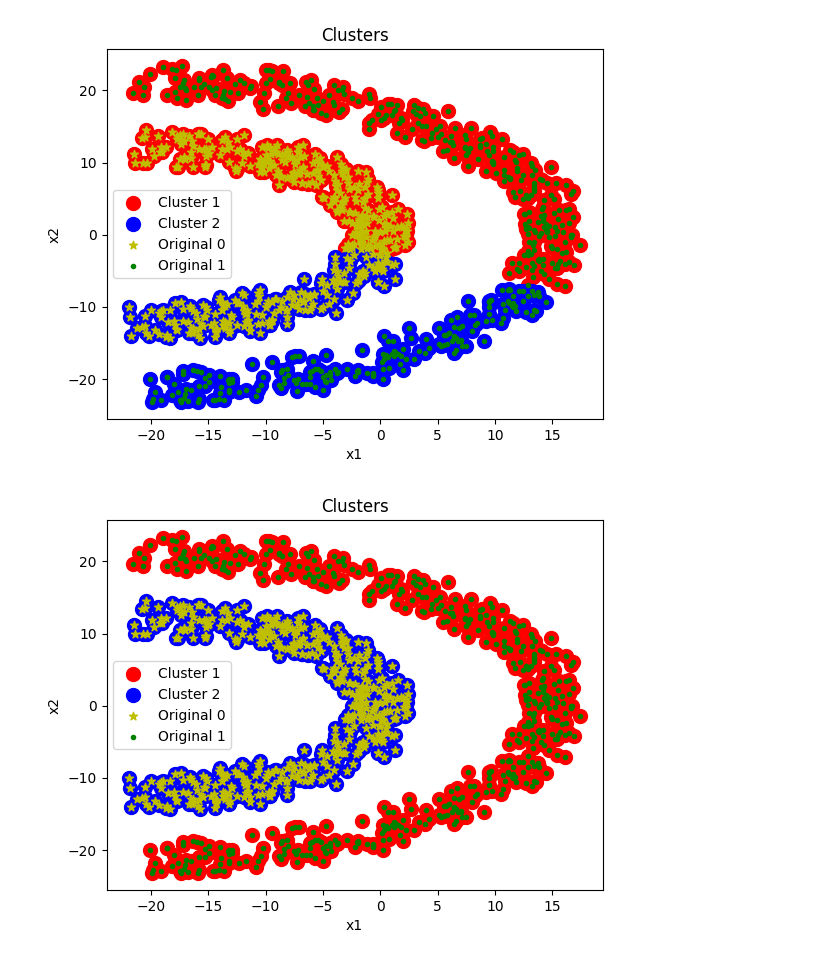
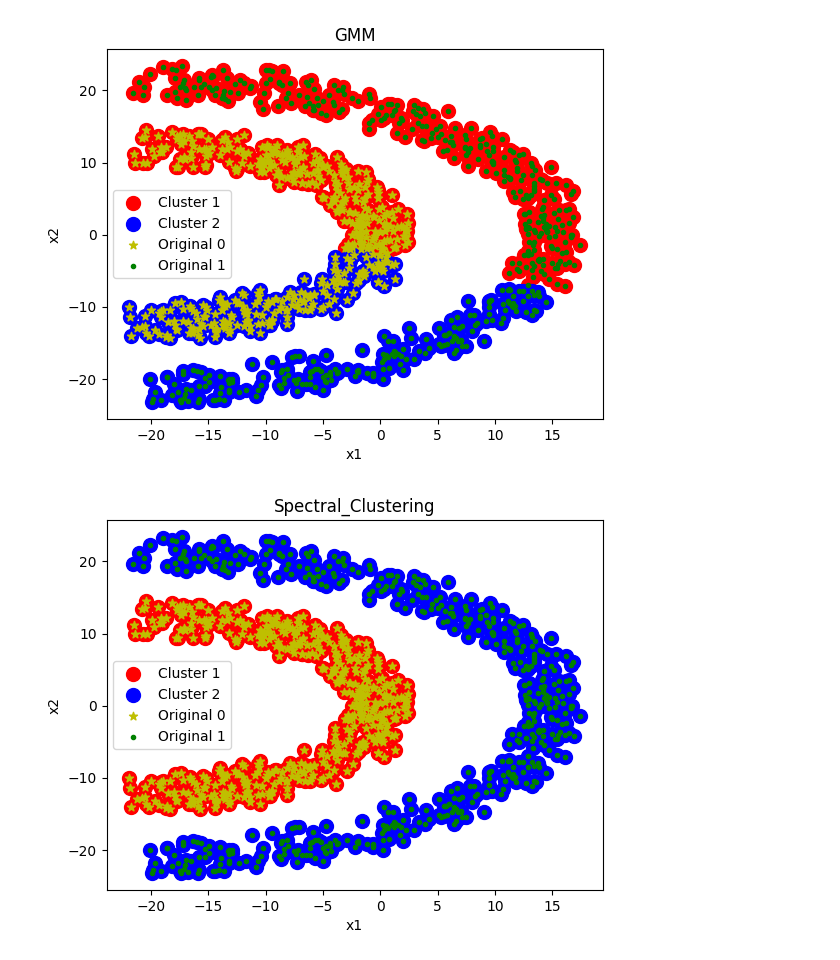
Before and after one commit to danialebrat/Comp_8720_Advanced_AI, a Jupyter notebook: Assignment_2/Jupyter/halfkernel.ipynb, the cells around one changed output. Saved outputs shown, nothing was run; the diff lists cells and outputs as text; code cells hidden in the pictures.

Commit message:
Fixing Spectral Clustering and the plot titles

```diff
--- a/Assignment_2/Jupyter/halfkernel.ipynb
+++ b/Assignment_2/Jupyter/halfkernel.ipynb
@@ -35,13 +35,13 @@ plt.scatter(X[y_kmeans == 1, 0], X[y_kmeans == 1, 1], s = 100, c = 'blue', label
 plt.scatter(X[y==0, 0], X[y==0, 1], c='y', label='Original 0',marker='*')
 plt.scatter(X[y==1, 0], X[y==1, 1], c='g', label='Original 1',marker='.')
 
-plt.title('Clusters')
+plt.title('GMM')
 plt.xlabel('x1')
 plt.ylabel('x2')
 plt.legend()
 plt.show()
 # %% [output]
-[figure, old version]
+[figure, new version]
 # %%
 from sklearn.cluster import SpectralClustering
 sc = SpectralClustering(n_clusters=2, affinity='rbf', gamma=1.0)
@@ -49,17 +49,17 @@ y_kmeans = sc.fit_predict(X)
 # %%
 plt.scatter(X[y_kmeans == 0, 0], X[y_kmeans == 0, 1], s = 100, c = 'red', label = 'Cluster 1')
 plt.scatter(X[y_kmeans == 1, 0], X[y_kmeans == 1, 1], s = 100, c = 'blue', label = 'Cluster 2')
 
 plt.scatter(X[y==0, 0], X[y==0, 1], c='y', label='Original 0',marker='*')
 plt.scatter(X[y==1, 0], X[y==1, 1], c='g', label='Original 1',marker='.')
 
-plt.title('Clusters')
+plt.title('Spectral_Clustering')
 plt.xlabel('x1')
 plt.ylabel('x2')
 plt.legend()
 plt.show()
 # %% [output]
-[figure, old version]
+[figure, new version]
 # %%
 from sklearn.cluster import KMeans
 wcss = []
```
Also changed, not shown: parts of 2 cells of this notebook, 2 other files.
